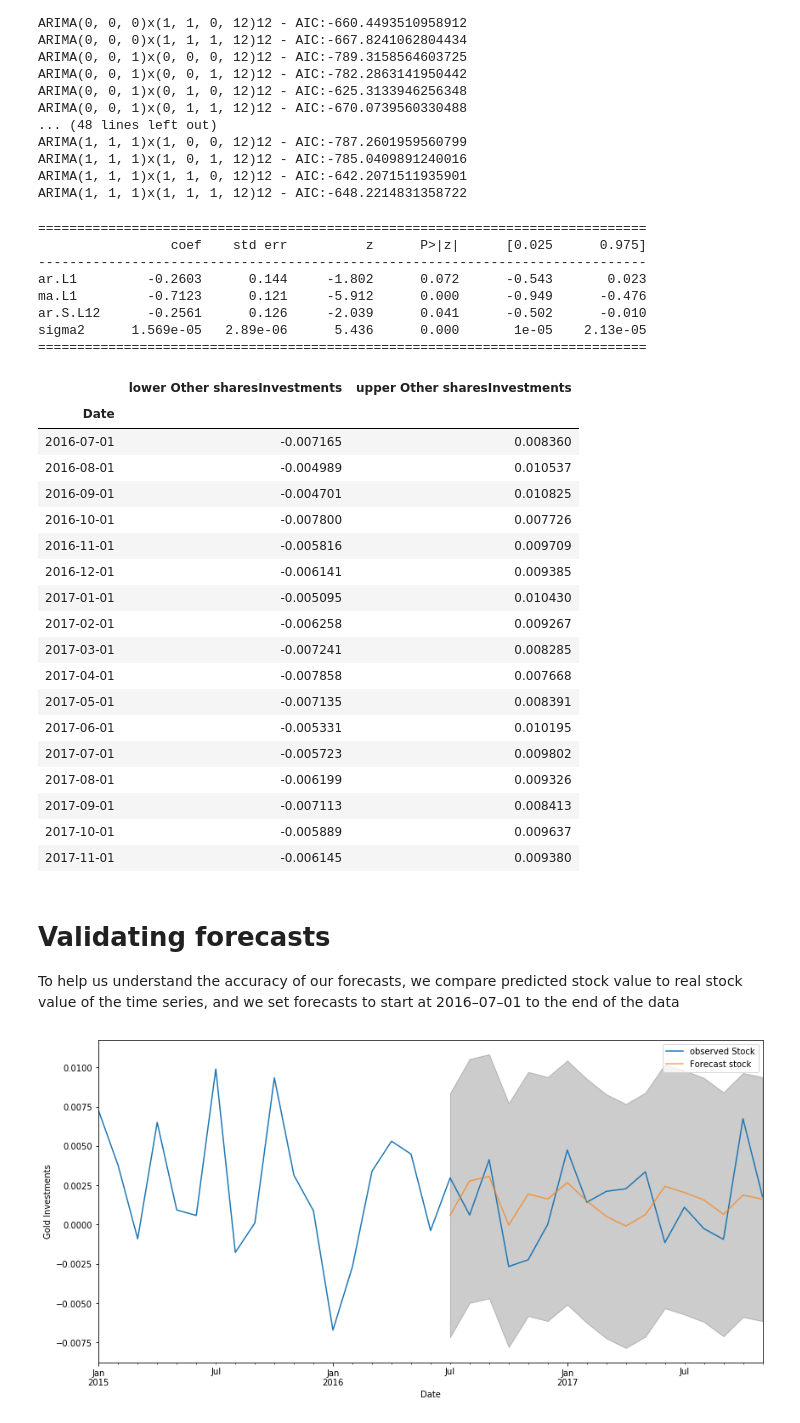
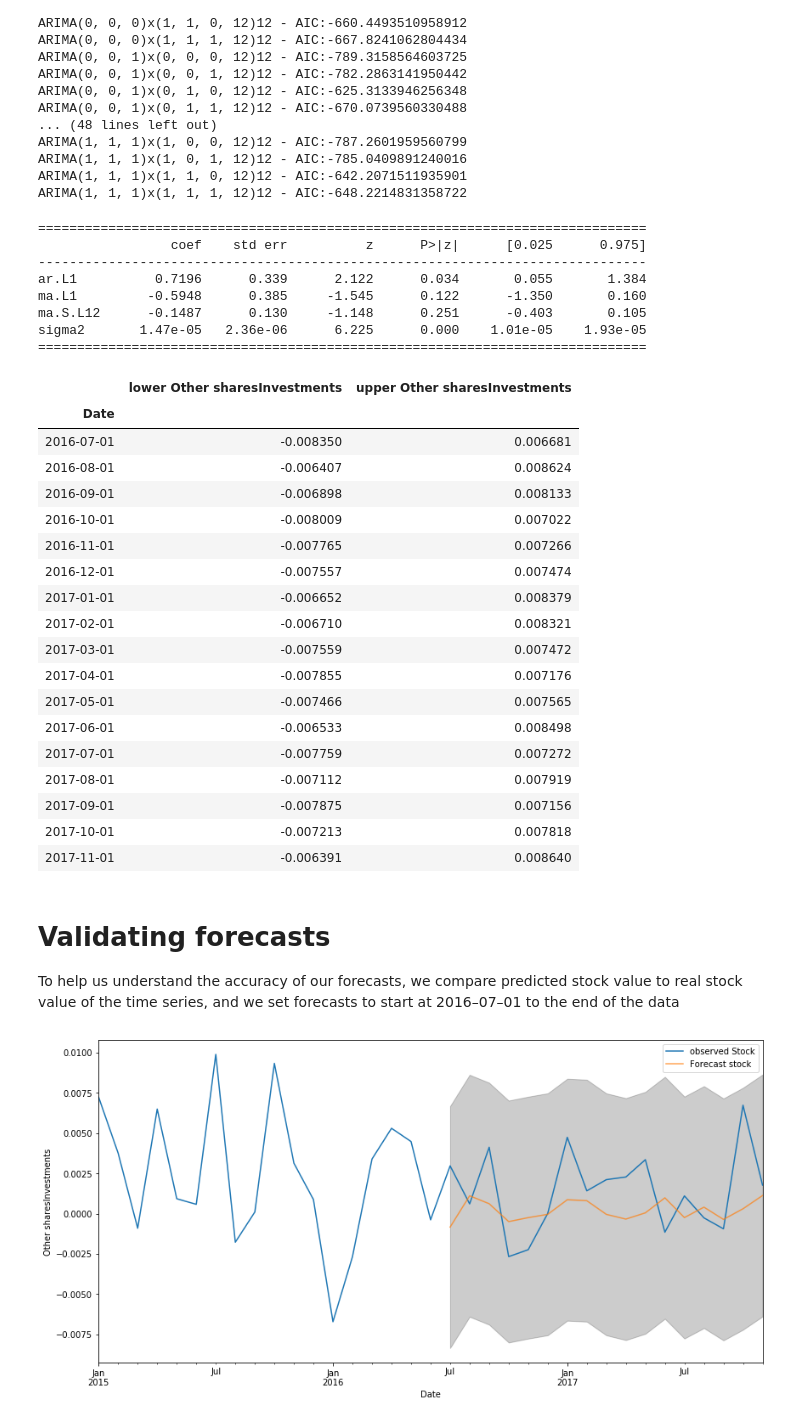
Before and after one commit to avi1220/Time-series, a Jupyter notebook: Other sharesInvestments.ipynb, the cells around one changed output. Drawn from its saved outputs; the diff is of its cells as text; code cells hidden in the pictures.

```diff
--- a/Other sharesInvestments.ipynb
+++ b/Other sharesInvestments.ipynb
@@ -190,17 +180,17 @@ ARIMA(1, 1, 1)x(1, 0, 1, 12)12 - AIC:-785.0409891240016
 ARIMA(1, 1, 1)x(1, 1, 0, 12)12 - AIC:-642.2071511935901
 ARIMA(1, 1, 1)x(1, 1, 1, 12)12 - AIC:-648.2214831358722
 # %%
-model = sm.tsa.statespace.SARIMAX(y, order = (1, 1, 1),seasonal_order = (1, 0, 0, 12))
+model = sm.tsa.statespace.SARIMAX(y, order = (1, 0, 1),seasonal_order = (0, 0, 1, 12))
 result = model.fit()
 print(result.summary().tables[1])
 # %% [output]
 ==============================================================================
                  coef    std err          z      P>|z|      [0.025      0.975]
 ------------------------------------------------------------------------------
-ar.L1         -0.2603      0.144     -1.802      0.072      -0.543       0.023
-ma.L1         -0.7123      0.121     -5.912      0.000      -0.949      -0.476
-ar.S.L12      -0.2561      0.126     -2.039      0.041      -0.502      -0.010
-sigma2      1.569e-05   2.89e-06      5.436      0.000       1e-05    2.13e-05
+ar.L1          0.7196      0.339      2.122      0.034       0.055       1.384
+ma.L1         -0.5948      0.385     -1.545      0.122      -1.350       0.160
+ma.S.L12      -0.1487      0.130     -1.148      0.251      -0.403       0.105
+sigma2       1.47e-05   2.36e-06      6.225      0.000    1.01e-05    1.93e-05
 ==============================================================================
 # %%
 prediction = result.get_prediction(start = pd.to_datetime('2016-07-01'), dynamic = False)
@@ -209,37 +199,37 @@ prediction_ci
 # %% [output]
 |  | lower Other sharesInvestments | upper Other sharesInvestments |
 | Date |  |  |
-| 2016-07-01 | -0.007165 | 0.008360 |
-| 2016-08-01 | -0.004989 | 0.010537 |
-| 2016-09-01 | -0.004701 | 0.010825 |
-| 2016-10-01 | -0.007800 | 0.007726 |
-| 2016-11-01 | -0.005816 | 0.009709 |
-| 2016-12-01 | -0.006141 | 0.009385 |
-| 2017-01-01 | -0.005095 | 0.010430 |
-| 2017-02-01 | -0.006258 | 0.009267 |
-| 2017-03-01 | -0.007241 | 0.008285 |
-| 2017-04-01 | -0.007858 | 0.007668 |
-| 2017-05-01 | -0.007135 | 0.008391 |
-| 2017-06-01 | -0.005331 | 0.010195 |
-| 2017-07-01 | -0.005723 | 0.009802 |
-| 2017-08-01 | -0.006199 | 0.009326 |
-| 2017-09-01 | -0.007113 | 0.008413 |
-| 2017-10-01 | -0.005889 | 0.009637 |
-| 2017-11-01 | -0.006145 | 0.009380 |
+| 2016-07-01 | -0.008350 | 0.006681 |
+| 2016-08-01 | -0.006407 | 0.008624 |
+| 2016-09-01 | -0.006898 | 0.008133 |
+| 2016-10-01 | -0.008009 | 0.007022 |
+| 2016-11-01 | -0.007765 | 0.007266 |
+| 2016-12-01 | -0.007557 | 0.007474 |
+| 2017-01-01 | -0.006652 | 0.008379 |
+| 2017-02-01 | -0.006710 | 0.008321 |
+| 2017-03-01 | -0.007559 | 0.007472 |
+| 2017-04-01 | -0.007855 | 0.007176 |
+| 2017-05-01 | -0.007466 | 0.007565 |
+| 2017-06-01 | -0.006533 | 0.008498 |
+| 2017-07-01 | -0.007759 | 0.007272 |
+| 2017-08-01 | -0.007112 | 0.007919 |
+| 2017-09-01 | -0.007875 | 0.007156 |
+| 2017-10-01 | -0.007213 | 0.007818 |
+| 2017-11-01 | -0.006391 | 0.008640 |
 # %% [markdown]
 # Validating forecasts
 To help us understand the accuracy of our forecasts, we compare predicted stock value to real stock value of the time series, and we set forecasts to start at 2016–07–01 to the end of the data
 # %%
 pred = result.get_prediction(start=pd.to_datetime('2016-07-01'), dynamic=False)
 pred_ci = pred.conf_int()
 ax = y['2015':].plot(label='observed Stock')
 pred.predicted_mean.plot(ax=ax, label='Forecast stock', alpha=.7, figsize=(14, 7))
 ax.fill_between(pred_ci.index,
                 pred_ci.iloc[:, 0],
                 pred_ci.iloc[:, 1], color='k', alpha=.2)
 ax.set_xlabel('Date')
-ax.set_ylabel('Gold Investments')
+ax.set_ylabel('Other sharesInvestments')
 plt.legend()
 plt.show()
 # %% [output]
-[figure, old version]
+[figure, new version]
```
Also changed, not shown: parts of 9 cells of this notebook, 2 other files.
